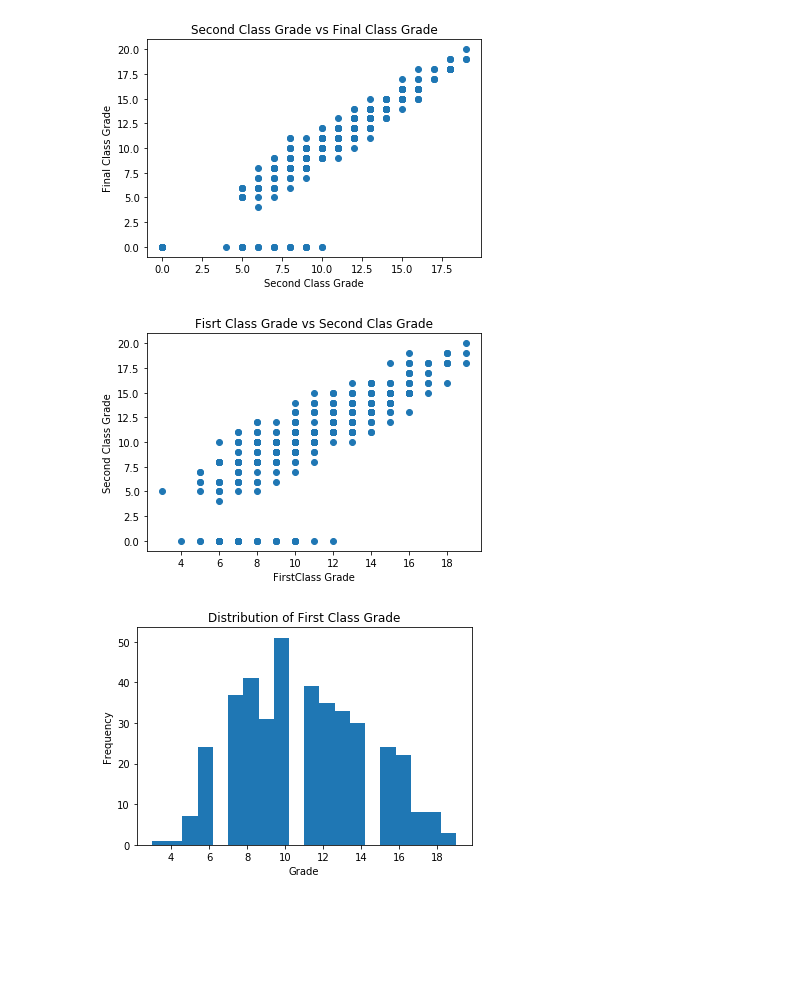
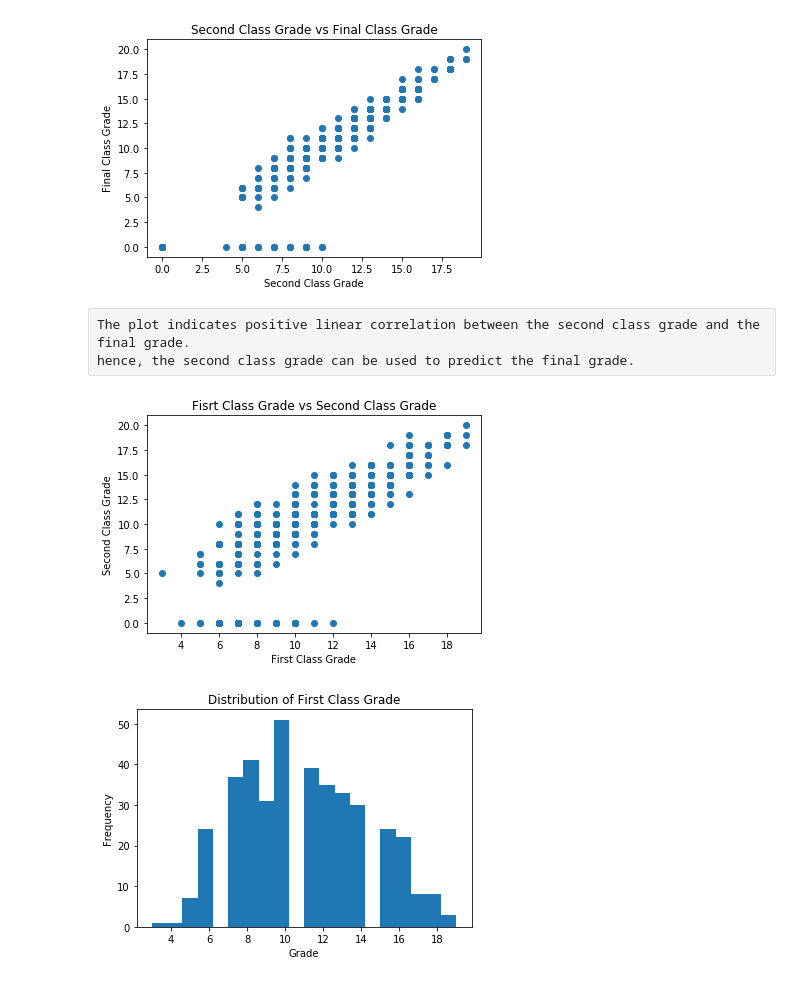
Before and after one commit to Ng-ethe/LearningAnalytics-EducationalDataMining, a Jupyter notebook: LearningAnalytics.ipynb, the cells around one changed output. Saved outputs shown, nothing was run; the diff lists cells and outputs as text; code cells hidden in the pictures; blank space fills up the shorter version.

```diff
--- a/LearningAnalytics.ipynb
+++ b/LearningAnalytics.ipynb
@@ -251,14 +276,17 @@ plt.ylabel ('Final Class Grade')
 plt.show()
 # %% [output]
 [figure]
+# %% [raw]
+The plot indicates positive linear correlation between the second class grade and the final grade.
+hence, the second class grade can be used to predict the final grade.
 # %%
 plt.scatter(student_mat_df.G1, student_mat_df.G3)
-plt.title('Fisrt Class Grade vs Second Clas Grade')
-plt.xlabel("FirstClass Grade")
+plt.title('Fisrt Class Grade vs Second Class Grade')
+plt.xlabel("First Class Grade")
 plt.ylabel("Second Class Grade")
 plt.show()
 # %% [output]
-[figure, old version]
+[figure, new version]
 # %%
 # Distribution of First Class Grade
 
```
Also changed, not shown: parts of 43 cells of this notebook, 2 other files.
